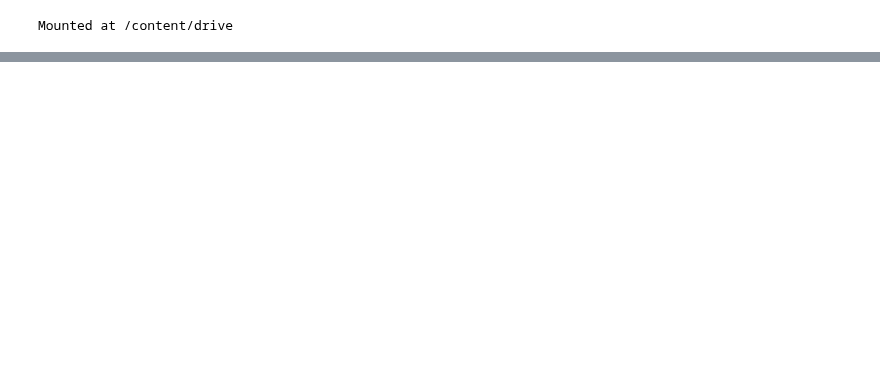
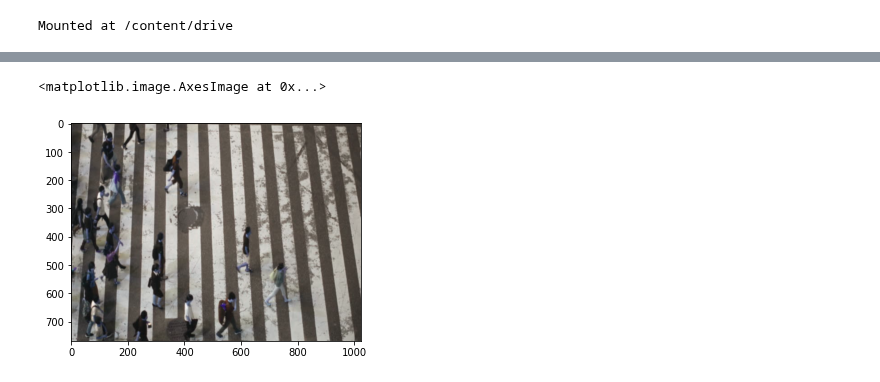
Before and after one commit to lephuocdat2000/Advanced-CV, a Jupyter notebook: FinalProject.ipynb, the cells around one changed output, grey strips where cells are left out. Saved outputs shown, nothing was run; the diff lists cells and outputs as text; code cells hidden in the pictures; blank space fills up the shorter version.

```diff
--- a/FinalProject.ipynb
+++ b/FinalProject.ipynb
@@ -108,0 +135,5 @@ KeyboardInterrupt: ignored
+# %%
+plt.imshow(image)
+# %% [output]
+<matplotlib.image.AxesImage at 0x...>
+[figure, added]
```
Also changed, not shown: parts of 4 cells of this notebook.
